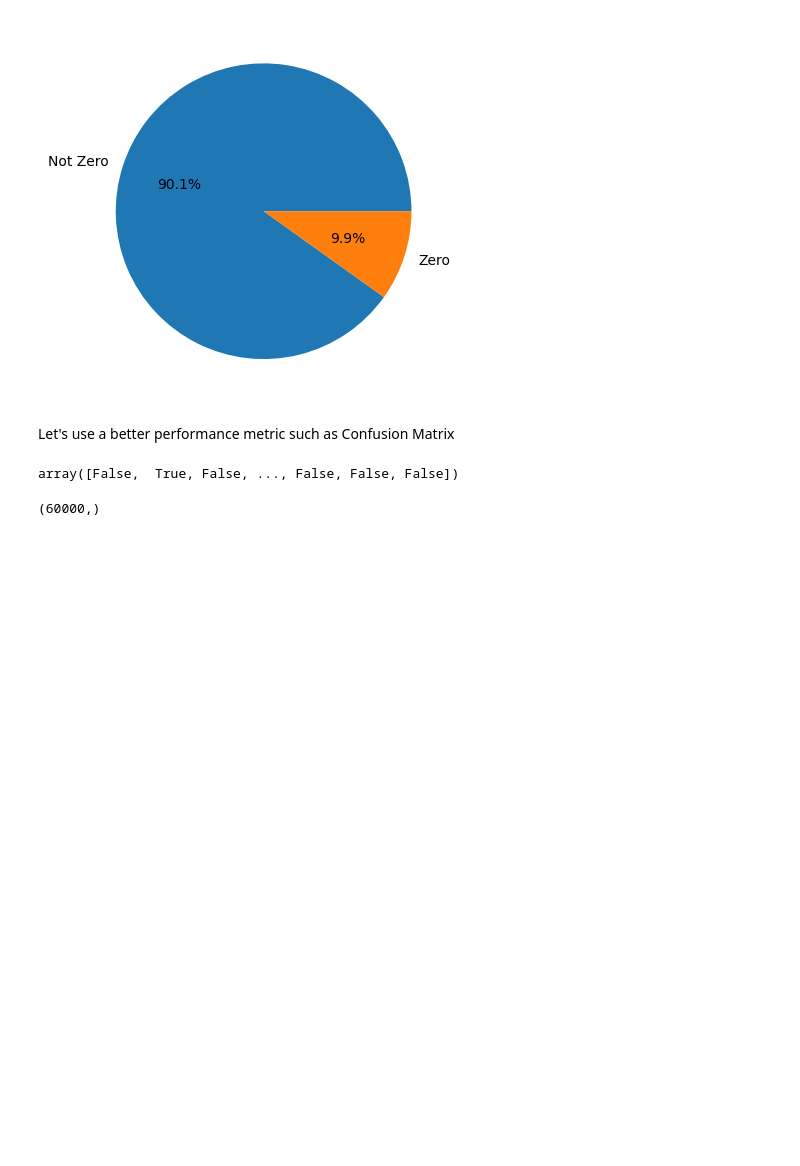
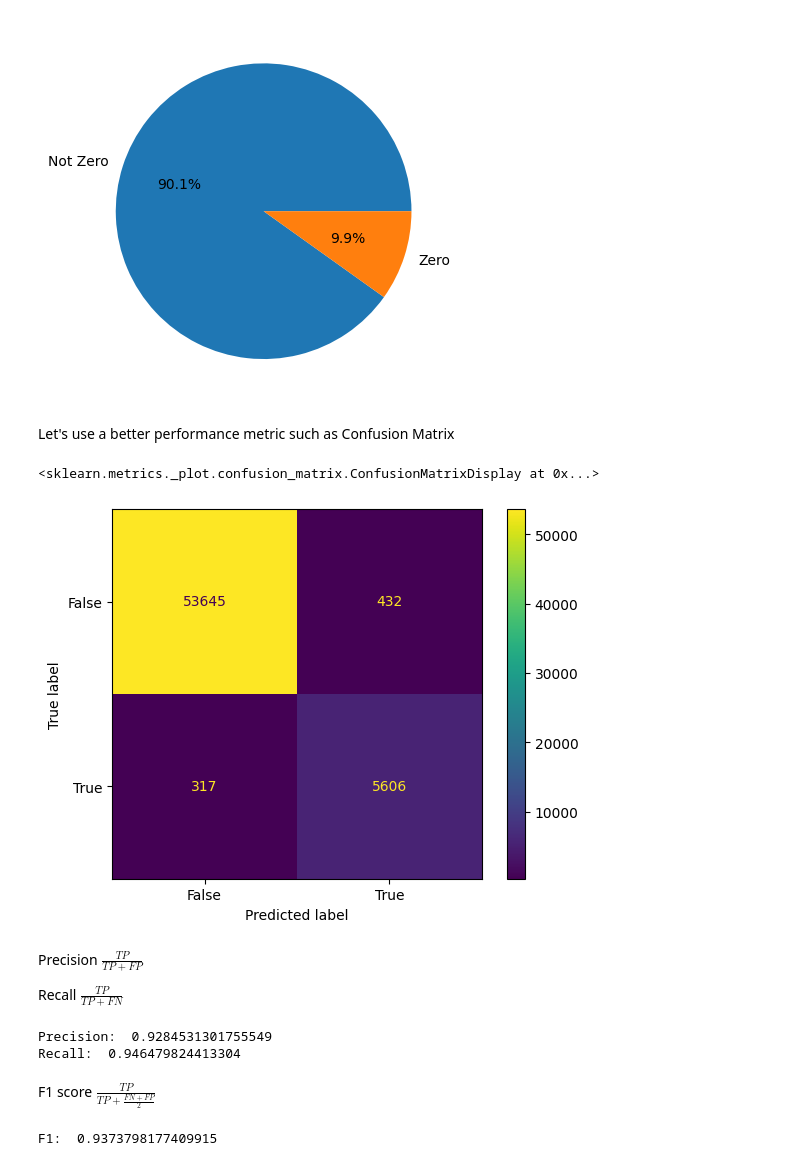
Before and after one commit to JuanDa14Sa/MNIST, a Jupyter notebook: MNISt.ipynb, the cells around one changed output. Cells and saved outputs as stored; diff of their text form; code cells hidden in the pictures; blank space fills up the shorter version.

Commit message:
Recall and Precision scoring

```diff
--- a/MNISt.ipynb
+++ b/MNISt.ipynb
@@ -109,12 +109,30 @@ Text(0, 0.5, '')
 Let's use a better performance metric such as Confusion Matrix
 # %%
 from sklearn.model_selection import cross_val_predict
+from sklearn.metrics import ConfusionMatrixDisplay
 
 y_train_pred = cross_val_predict(sgdc, X_train, y_train_0, cv=3)
-y_train_pred
+ConfusionMatrixDisplay.from_predictions(y_train_0, y_train_pred)
 # %% [output]
-array([False,  True, False, ..., False, False, False])
+<sklearn.metrics._plot.confusion_matrix.ConfusionMatrixDisplay at 0x...>
+[figure, added]
-# %%
-y_train_pred.shape
-# %% [output]
-(60000,)
+# %% [markdown]
+Precision $\frac{TP}{TP+FP}$
+
+Recall $\frac{TP}{TP+FN}$
+# %%
+from sklearn.metrics import precision_score, recall_score
+
+print('Precision: ', precision_score(y_train_0,y_train_pred))
+print('Recall: ', recall_score(y_train_0,y_train_pred))
+# %% [output]
+Precision:  0.9284531301755549
+Recall:  0.946479824413304
+# %% [markdown]
+F1 score $\frac{TP}{TP+\frac{FN+FP}{2}}$
+# %%
+from sklearn.metrics import f1_score
+
+print('F1: ', f1_score(y_train_0, y_train_pred))
+# %% [output]
+F1:  0.9373798177409915
```
